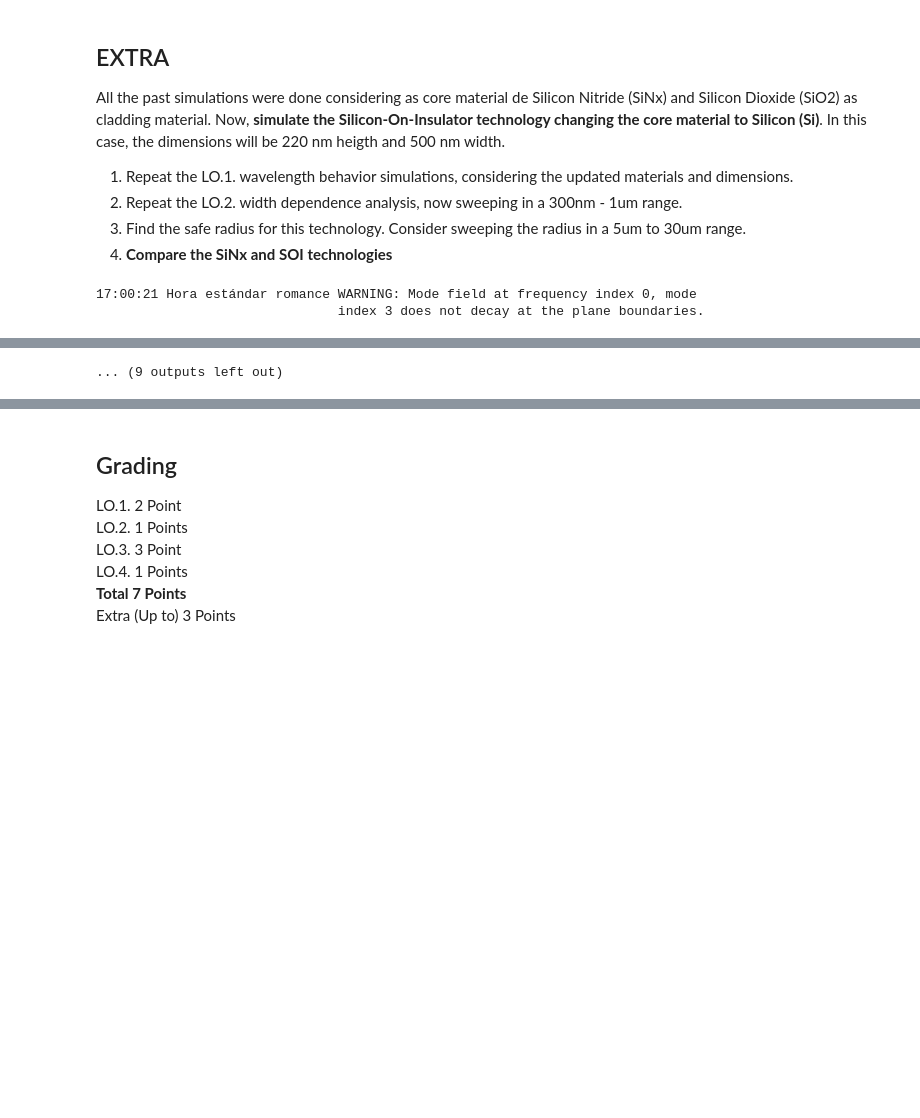
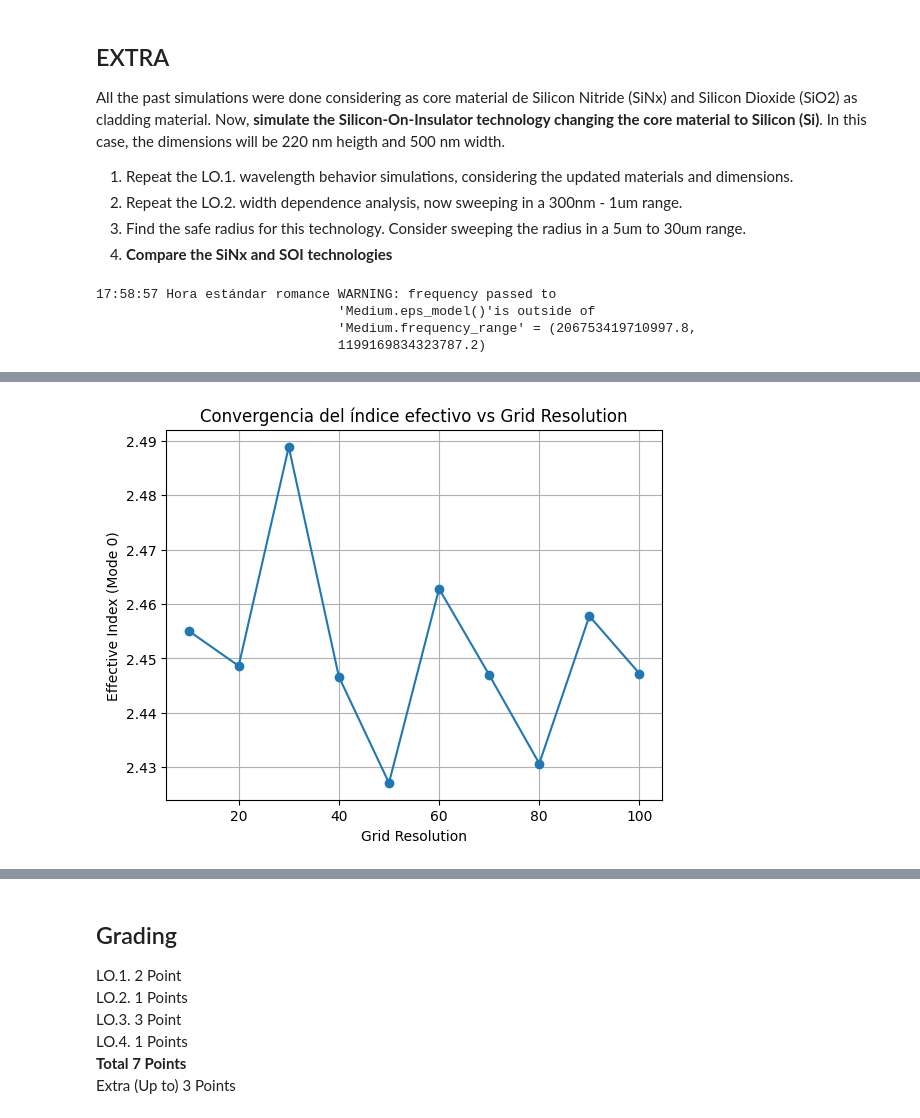
Before and after one commit to davidalcarria/pic-upv-lab1, a Jupyter notebook: WAVEGUIDES_Student.ipynb, the cells around one changed output, grey strips where cells are left out. Drawn from its saved outputs; the diff is of its cells as text; code cells hidden in the pictures; blank space fills up the shorter version.

```diff
--- a/WAVEGUIDES_Student.ipynb
+++ b/WAVEGUIDES_Student.ipynb
@@ -488,6 +545,9 @@ All the past simulations were done considering as core material de Silicon Nitri
 3. Find the safe radius for this technology. Consider sweeping the radius in a 5um to 30um range.
 4. **Compare the SiNx and SOI technologies**
 # %%
+si_complex = td.material_library["cSi"]["Green2008"].eps_model(f)
+si_index, si_k = td.Medium.eps_complex_to_nk(si_complex)
+
 n_eff = []
 
 grid_resolutions = np.arange(10, 101, 10)
@@ -519,5 +579,7 @@ plt.title("Convergencia del índice efectivo vs Grid Resolution")
 plt.grid(True)
 plt.show()
 # %% [output]
-17:00:21 Hora estándar romance WARNING: Mode field at frequency index 0, mode
-                               index 3 does not decay at the plane boundaries.
+17:58:57 Hora estándar romance WARNING: frequency passed to
+                               'Medium.eps_model()'is outside of
+                               'Medium.frequency_range' = (206753419710997.8,
+                               1199169834323787.2)
@@ -540,4 +596,4 @@ plt.show()
-... (9 outputs left out)
+[figure, added]
 # %%
 n_eff = []
 
```
Also changed, not shown: parts of 10 cells of this notebook.
